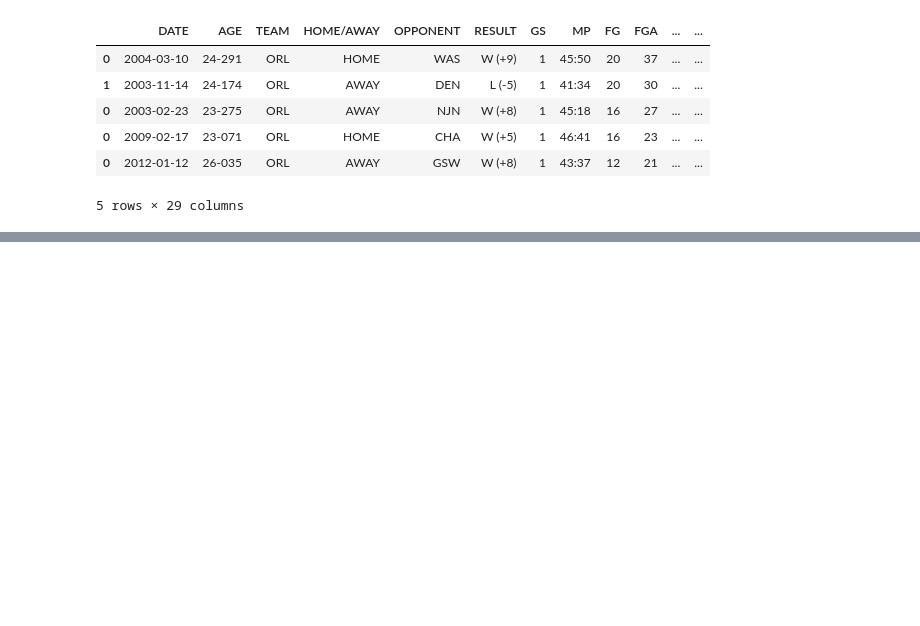
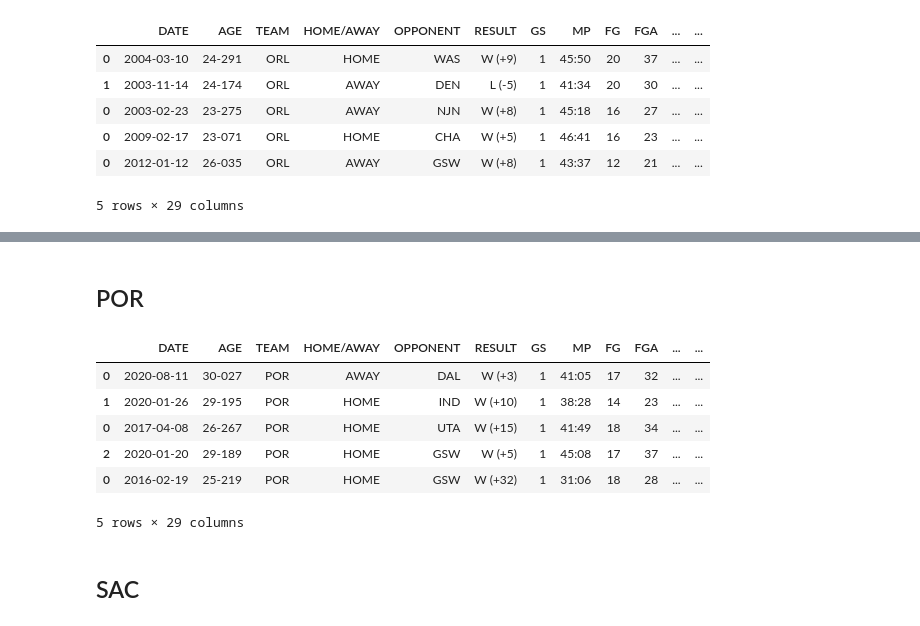
Before and after one commit to bme3412/Python, a Jupyter notebook: Projects/Basketball_reference/NBA_since_2000.ipynb, the cells around one changed output, grey strips where cells are left out. Saved outputs shown, nothing was run; the diff lists cells and outputs as text; code cells hidden in the pictures; blank space fills up the shorter version.

```diff
--- a/Projects/Basketball_reference/NBA_since_2000.ipynb
+++ b/Projects/Basketball_reference/NBA_since_2000.ipynb
@@ -919,0 +918,44 @@ PHO_since_2000.head(5)
+# %% [markdown]
+## POR
+# %%
+POR_2000_games_io = pd.read_csv('/Users/brendan/Desktop/Python/NBA_API/POR/POR_2000_games.csv')
+POR_2001_games_io = pd.read_csv('/Users/brendan/Desktop/Python/NBA_API/POR/POR_2001_games.csv')
+POR_2002_games_io = pd.read_csv('/Users/brendan/Desktop/Python/NBA_API/POR/POR_2002_games.csv')
+POR_2003_games_io = pd.read_csv('/Users/brendan/Desktop/Python/NBA_API/POR/POR_2003_games.csv')
+POR_2004_games_io = pd.read_csv('/Users/brendan/Desktop/Python/NBA_API/POR/POR_2004_games.csv')
+POR_2005_games_io = pd.read_csv('/Users/brendan/Desktop/Python/NBA_API/POR/POR_2005_games.csv')
+POR_2006_games_io = pd.read_csv('/Users/brendan/Desktop/Python/NBA_API/POR/POR_2006_games.csv')
+POR_2007_games_io = pd.read_csv('/Users/brendan/Desktop/Python/NBA_API/POR/POR_2007_games.csv')
+POR_2008_games_io = pd.read_csv('/Users/brendan/Desktop/Python/NBA_API/POR/POR_2008_games.csv')
+POR_2009_games_io = pd.read_csv('/Users/brendan/Desktop/Python/NBA_API/POR/POR_2009_games.csv')
+POR_2010_games_io = pd.read_csv('/Users/brendan/Desktop/Python/NBA_API/POR/POR_2010_games.csv')
+POR_2011_games_io = pd.read_csv('/Users/brendan/Desktop/Python/NBA_API/POR/POR_2011_games.csv')
+POR_2012_games_io = pd.read_csv('/Users/brendan/Desktop/Python/NBA_API/POR/POR_2012_games.csv')
+POR_2013_games_io = pd.read_csv('/Users/brendan/Desktop/Python/NBA_API/POR/POR_2013_games.csv')
+POR_2014_games_io = pd.read_csv('/Users/brendan/Desktop/Python/NBA_API/POR/POR_2014_games.csv')
+POR_2015_games_io = pd.read_csv('/Users/brendan/Desktop/Python/NBA_API/POR/POR_2015_games.csv')
+POR_2016_games_io = pd.read_csv('/Users/brendan/Desktop/Python/NBA_API/POR/POR_2016_games.csv')
+POR_2017_games_io = pd.read_csv('/Users/brendan/Desktop/Python/NBA_API/POR/POR_2017_games.csv')
+POR_2018_games_io = pd.read_csv('/Users/brendan/Desktop/Python/NBA_API/POR/POR_2018_games.csv')
+POR_2019_games_io = pd.read_csv('/Users/brendan/Desktop/Python/NBA_API/POR/POR_2019_games.csv')
+POR_2020_games_io = pd.read_csv('/Users/brendan/Desktop/Python/NBA_API/POR/POR_2020_games.csv')
+POR_2021_games_io = pd.read_csv('/Users/brendan/Desktop/Python/NBA_API/POR/POR_2021_games.csv')
+# %%
+POR_season_dfs = [POR_2000_games_io, POR_2001_games_io, POR_2002_games_io, POR_2003_games_io, POR_2004_games_io, POR_2005_games_io,
+                 POR_2006_games_io, POR_2007_games_io, POR_2008_games_io, POR_2009_games_io, POR_2010_games_io, POR_2011_games_io,
+                 POR_2012_games_io, POR_2013_games_io, POR_2014_games_io, POR_2015_games_io, POR_2016_games_io, POR_2017_games_io,
+                 POR_2018_games_io, POR_2019_games_io, POR_2020_games_io, POR_2021_games_io]
+# %%
+POR_since_2000 = pd.concat(POR_season_dfs)
+POR_since_2000 = POR_since_2000.sort_values(by=['GAME_SCORE'], ascending=False)
+POR_since_2000.head(5)
+# %% [output]
+|  | DATE | AGE | TEAM | HOME/AWAY | OPPONENT | RESULT | GS | MP | FG | FGA | ... | ... |
+| 0 | 2020-08-11 | 30-027 | POR | AWAY | DAL | W (+3) | 1 | 41:05 | 17 | 32 | ... | ... |
+| 1 | 2020-01-26 | 29-195 | POR | HOME | IND | W (+10) | 1 | 38:28 | 14 | 23 | ... | ... |
+| 0 | 2017-04-08 | 26-267 | POR | HOME | UTA | W (+15) | 1 | 41:49 | 18 | 34 | ... | ... |
+| 2 | 2020-01-20 | 29-189 | POR | HOME | GSW | W (+5) | 1 | 45:08 | 17 | 37 | ... | ... |
+| 0 | 2016-02-19 | 25-219 | POR | HOME | GSW | W (+32) | 1 | 31:06 | 18 | 28 | ... | ... |
+5 rows × 29 columns
+# %% [markdown]
+## SAC
```
Also changed, not shown: parts of 24 cells of this notebook.
